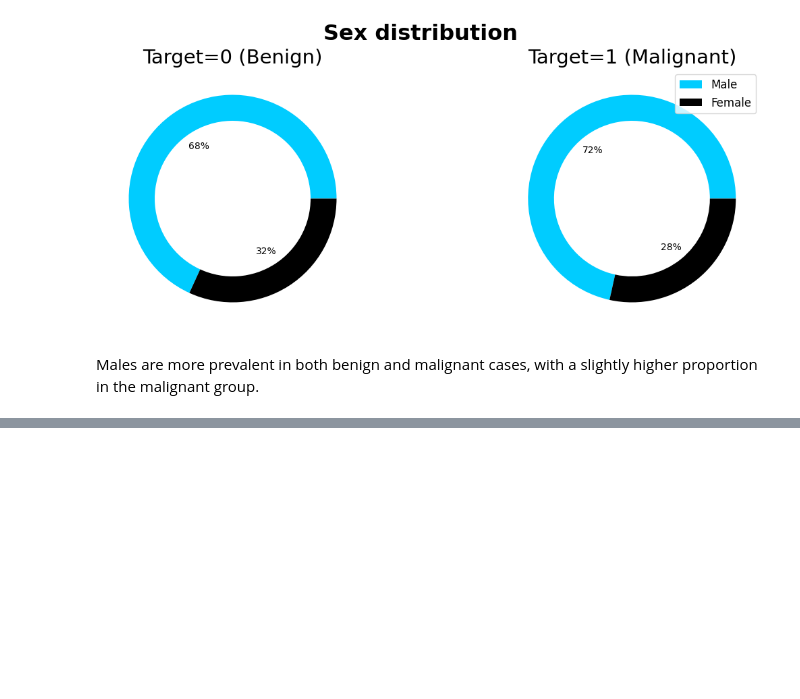
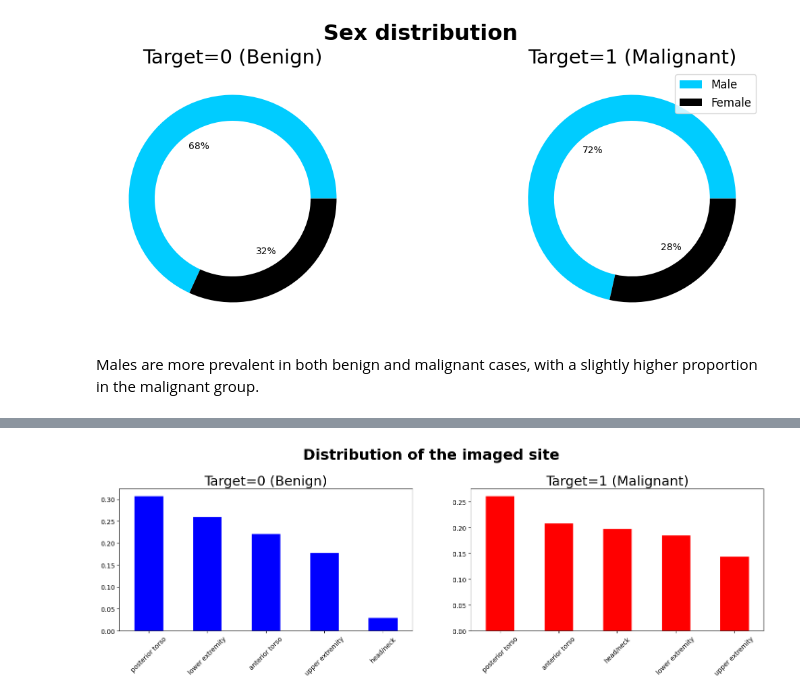
Before and after one commit to JinghanChen99/Kaggle-Skin-Cancer, a Jupyter notebook: load_data.ipynb, the cells around one changed output, grey strips where cells are left out. Drawn from its saved outputs; the diff is of its cells as text; code cells hidden in the pictures; blank space fills up the shorter version.

```diff
--- a/load_data.ipynb
+++ b/load_data.ipynb
@@ -244,0 +308,19 @@ Males are more prevalent in both benign and malignant cases, with a slightly hig
+# %%
+plt.figure(figsize = (18, 4))
+plt.suptitle("Distribution of the imaged site", fontsize=Title_size+2, fontweight='bold', y=1.1)
+
+plt.subplot(1,2, 1)
+train_metadata[train_metadata.target == 0].anatom_site_general.sort_values(ascending=False).value_counts(normalize=True).plot(kind='bar',
+                                                                                            color='blue', edgecolor='white')
+plt.title(f'Target=0 (Benign)', color='black', fontsize=Title_size)
+plt.xticks(rotation=45)
+
+plt.subplot(1,2, 2)
+train_metadata[train_metadata.target == 1].anatom_site_general.sort_values(ascending=False).value_counts(normalize=True).plot(kind='bar',
+                                                                                            color='red', edgecolor='white')
+plt.title(f'Target=1 (Malignant)', color='black', fontsize=Title_size)
+plt.xticks(rotation=45)
+
+plt.show()
+# %% [output]
+[figure, added]
```
Also changed, not shown: parts of 6 cells of this notebook.
